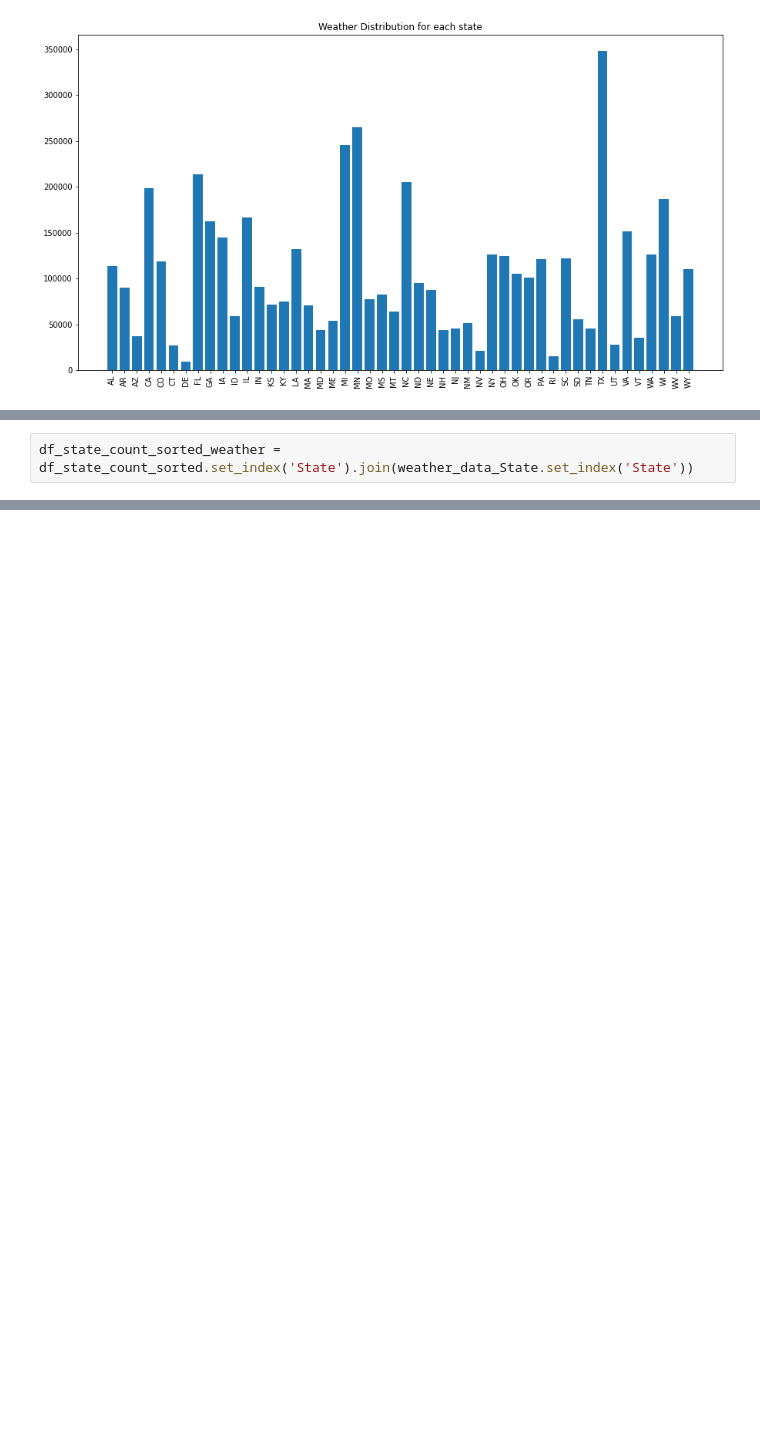
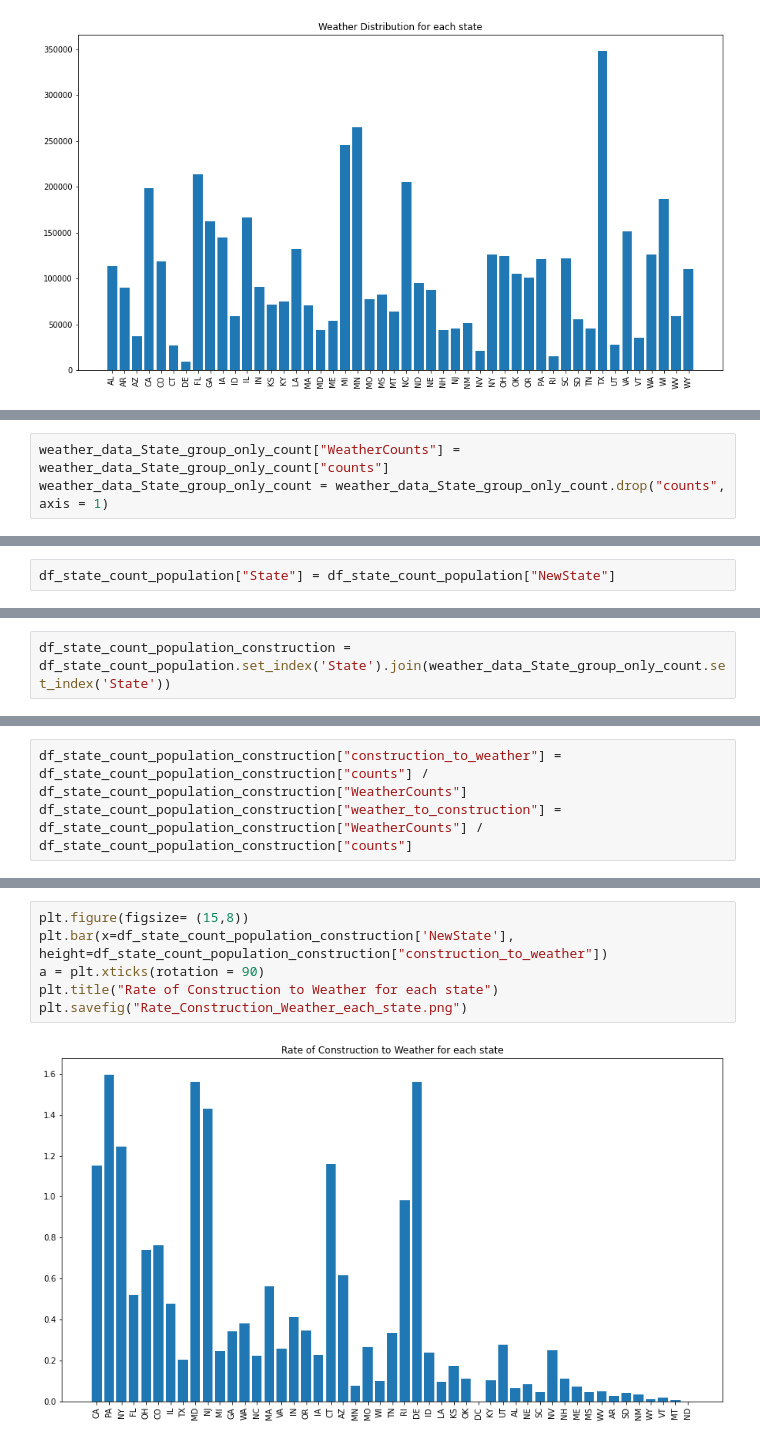
Before and after one commit to 7Amin/RoadConstructionPrediction, a Jupyter notebook: application/dataAnalysis/State-wise Construction Distribution.ipynb, the cells around one changed output, grey strips where cells are left out. Cells and saved outputs as stored; diff of their text form; blank space fills up the shorter version.

Commit message:
density and construction

```diff
--- a/application/dataAnalysis/State-wise Construction Distribution.ipynb
+++ b/application/dataAnalysis/State-wise Construction Distribution.ipynb
@@ -902,0 +912,3 @@ plt.savefig("Weather_Distribution_for_each_state.png")
+# %%
+weather_data_State_group_only_count["WeatherCounts"] = weather_data_State_group_only_count["counts"]
+weather_data_State_group_only_count = weather_data_State_group_only_count.drop("counts", axis = 1)
@@ -902,0 +934,2 @@ plt.savefig("Weather_Distribution_for_each_state.png")
+# %%
+df_state_count_population["State"] = df_state_count_population["NewState"]
@@ -903,3 +946,3 @@ plt.savefig("Weather_Distribution_for_each_state.png")
 # %%
-df_state_count_sorted_weather = df_state_count_sorted.set_index('State').join(weather_data_State.set_index('State'))
+df_state_count_population_construction = df_state_count_population.set_index('State').join(weather_data_State_group_only_count.set_index('State'))
 # %%
@@ -914,0 +958,3 @@ df_state_count_sorted_weather.head()
+# %%
+df_state_count_population_construction["construction_to_weather"] = df_state_count_population_construction["counts"] / df_state_count_population_construction["WeatherCounts"]
+df_state_count_population_construction["weather_to_construction"] = df_state_count_population_construction["WeatherCounts"] / df_state_count_population_construction["counts"]
@@ -914,0 +971,8 @@ df_state_count_sorted_weather.head()
+# %%
+plt.figure(figsize= (15,8))
+plt.bar(x=df_state_count_population_construction['NewState'], height=df_state_count_population_construction["construction_to_weather"])
+a = plt.xticks(rotation = 90)
+plt.title("Rate of Construction to Weather for each state")
+plt.savefig("Rate_Construction_Weather_each_state.png")
+# %% [output]
+[figure, added]
```
Also changed, not shown: parts of 17 cells of this notebook, 3 other files.
